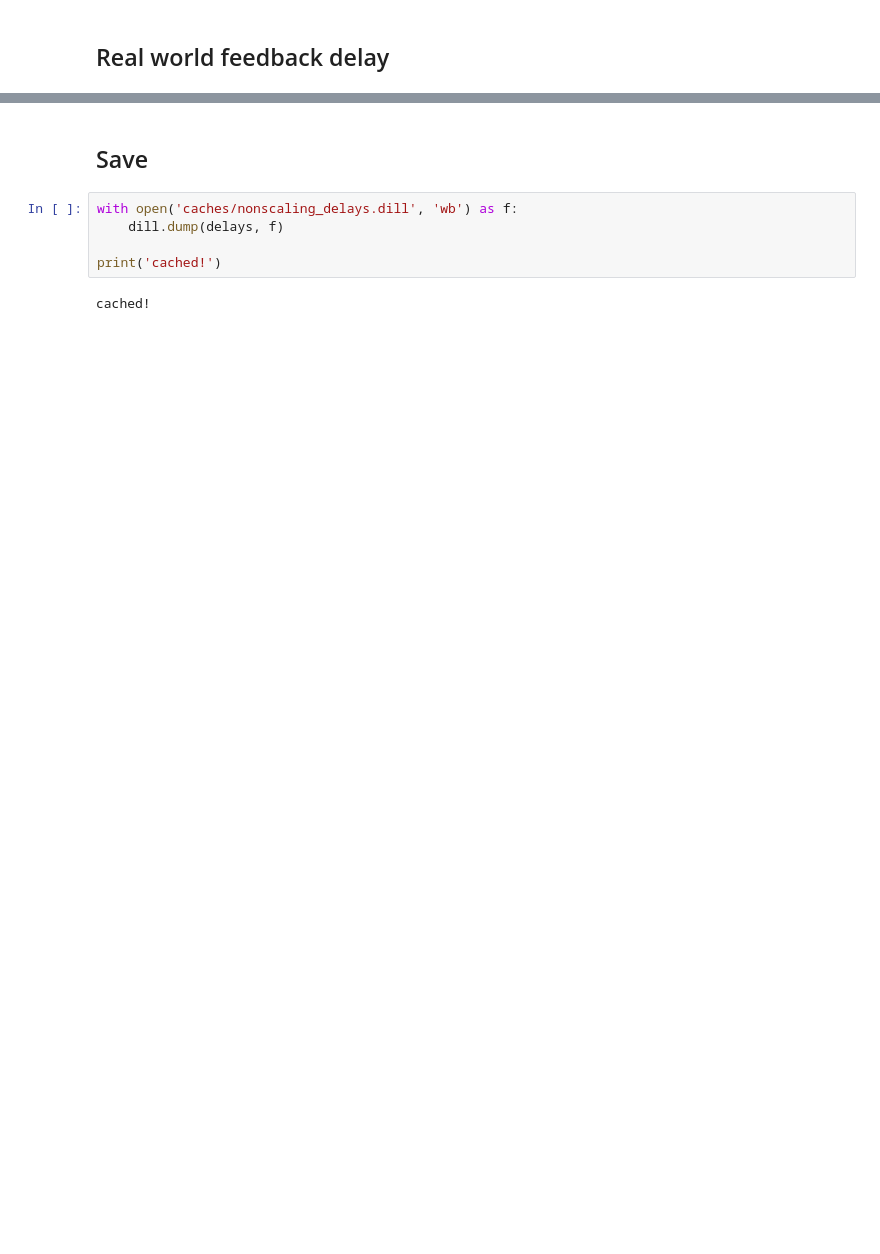
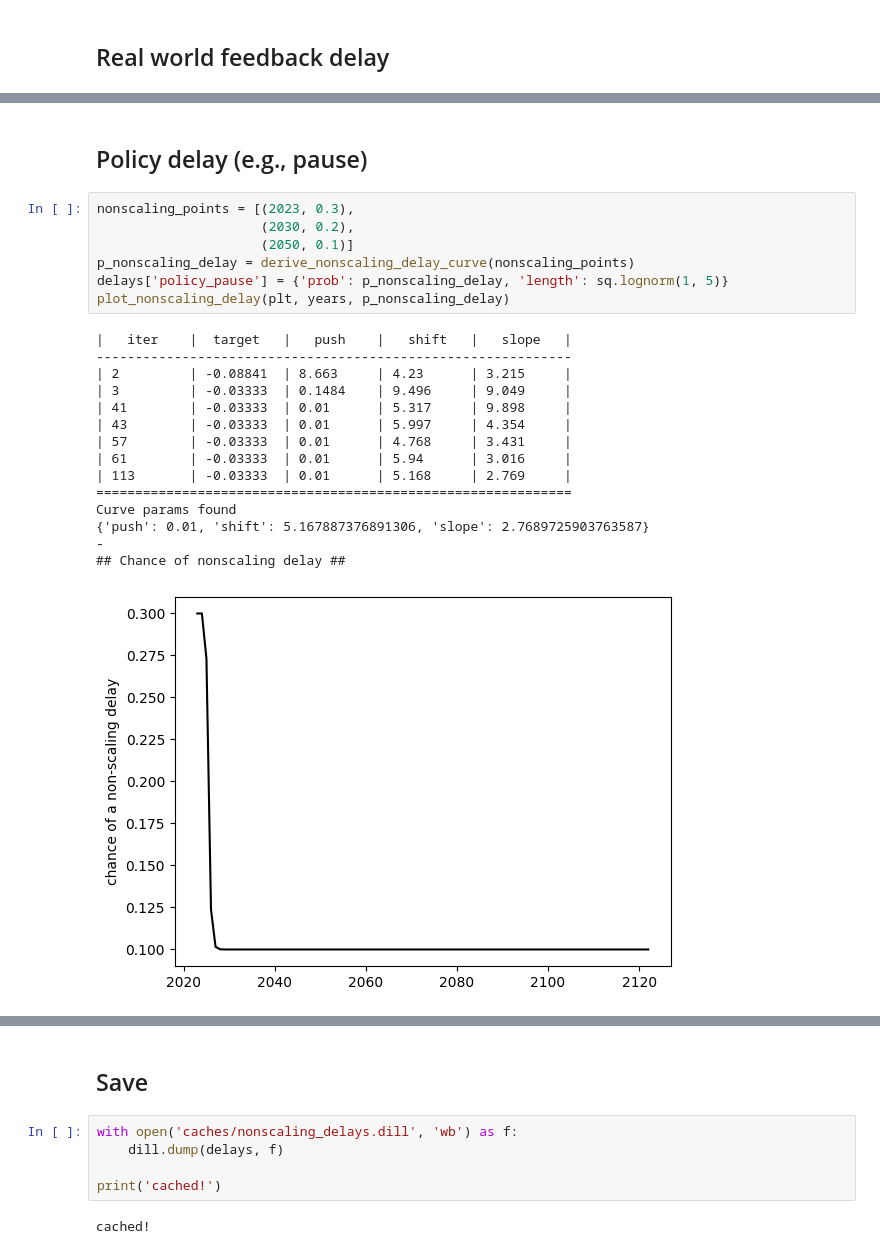
Before and after one commit to rethinkpriorities/future-assessment-model, a Jupyter notebook: (3B) Nonscaling Delay Curve.ipynb, the cells around one changed output, grey strips where cells are left out. Drawn from its saved outputs; the diff is of its cells as text; blank space fills up the shorter version.

```diff
--- a/(3B) Nonscaling Delay Curve.ipynb
+++ b/(3B) Nonscaling Delay Curve.ipynb
@@ -157,0 +209,25 @@ Year: 2113 - chance of a nonscaling delay if TAI compute needs are otherwise met
+# %% [markdown]
+## Policy delay (e.g., pause)
+# %%
+nonscaling_points = [(2023, 0.3),
+                     (2030, 0.2),
+                     (2050, 0.1)]
+p_nonscaling_delay = derive_nonscaling_delay_curve(nonscaling_points)
+delays['policy_pause'] = {'prob': p_nonscaling_delay, 'length': sq.lognorm(1, 5)}
+plot_nonscaling_delay(plt, years, p_nonscaling_delay)
+# %% [output]
+|   iter    |  target   |   push    |   shift   |   slope   |
+-------------------------------------------------------------
+| 2         | -0.08841  | 8.663     | 4.23      | 3.215     |
+| 3         | -0.03333  | 0.1484    | 9.496     | 9.049     |
+| 41        | -0.03333  | 0.01      | 5.317     | 9.898     |
+| 43        | -0.03333  | 0.01      | 5.997     | 4.354     |
+| 57        | -0.03333  | 0.01      | 4.768     | 3.431     |
+| 61        | -0.03333  | 0.01      | 5.94      | 3.016     |
+| 113       | -0.03333  | 0.01      | 5.168     | 2.769     |
+=============================================================
+Curve params found
+{'push': 0.01, 'shift': 5.167887376891306, 'slope': 2.7689725903763587}
+-
+## Chance of nonscaling delay ##
+[figure, added]
```
Also changed, not shown: parts of 6 cells of this notebook.
